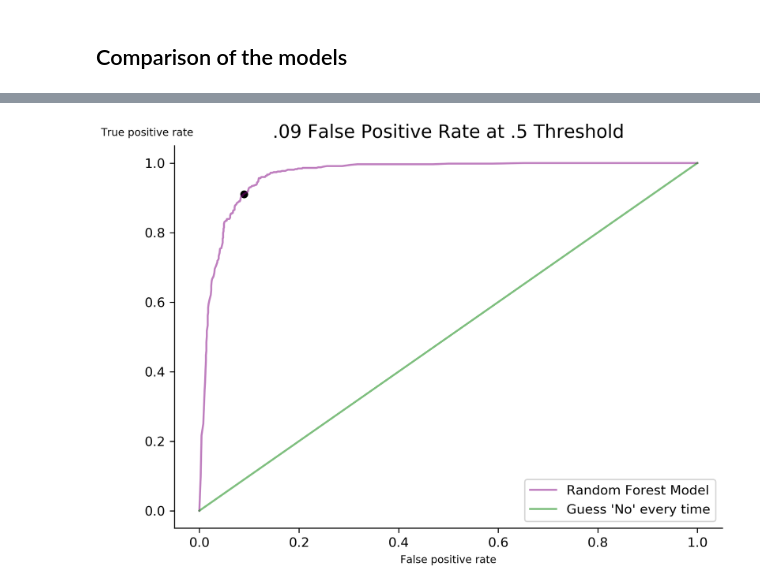
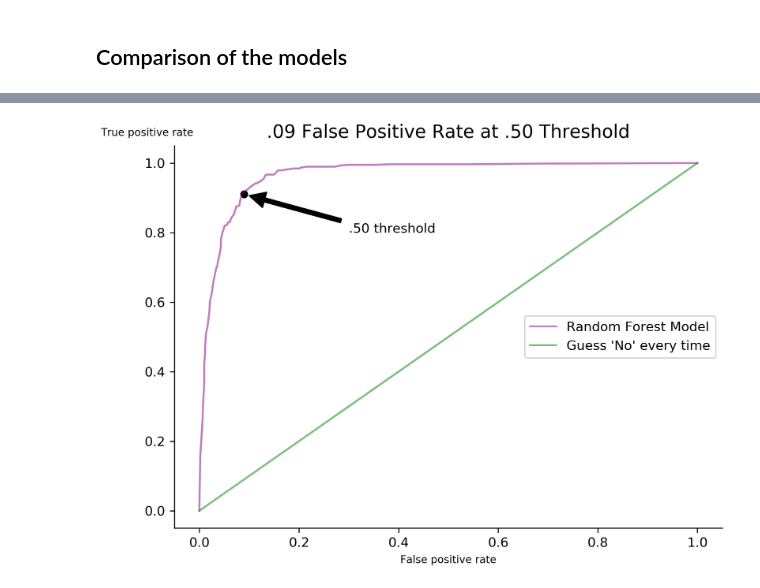
Before and after one commit to luketibbott/exo-or-not, a Jupyter notebook: finalize-model.ipynb, the cells around one changed output, grey strips where cells are left out. Cells and saved outputs as stored; diff of their text form; code cells hidden in the pictures.

```diff
--- a/finalize-model.ipynb
+++ b/finalize-model.ipynb
@@ -291,21 +293,24 @@ fprz, tprz, thresholdz = roc_curve(all_zeros, preds)
 # %%
 l = np.linspace(0, 1, 100)
 
 plt.figure(figsize=(7, 5))
 plt.plot([.09], [.91], marker='o', markersize=5, color="black")
 plt.plot(fpr, tpr, color='purple', alpha=0.5, label='Random Forest Model')
 plt.plot(l, l, color='green', alpha=0.5, label='Guess \'No\' every time')
 plt.xlabel('False positive rate', size=8)
 plt.ylabel('True positive rate', size=8, rotation=0)
-plt.title('.09 False Positive Rate at .5 Threshold', size=14)
+plt.title('.09 False Positive Rate at .50 Threshold', size=14)
 plt.tight_layout()
 
 ax = plt.gca()
 ax.yaxis.set_label_coords(-0.05,1.02)
 ax.spines['right'].set_visible(False)
 ax.spines['top'].set_visible(False)
+ax.annotate('.50 threshold', xy=(.09, .91), xytext=(.3, .8),
+            arrowprops=dict(facecolor='black', shrink=0.05, width=3),
+            )
 
-plt.legend()
+plt.legend(loc=5)
 plt.savefig('ROC_curve.png');
 # %% [output]
-[figure, old version]
+[figure, new version]
```
Also changed, not shown: parts of 12 cells of this notebook, 1 other file.
